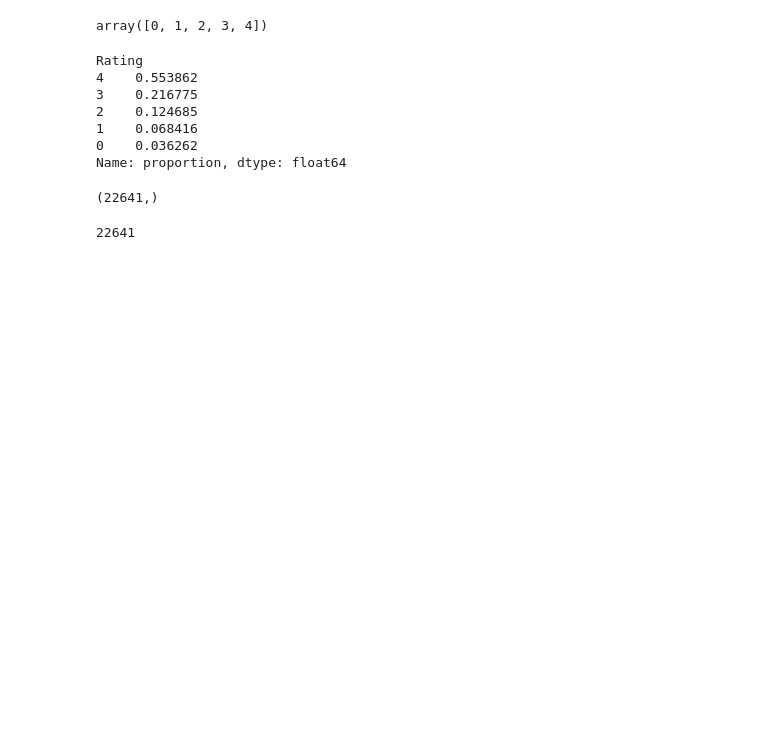
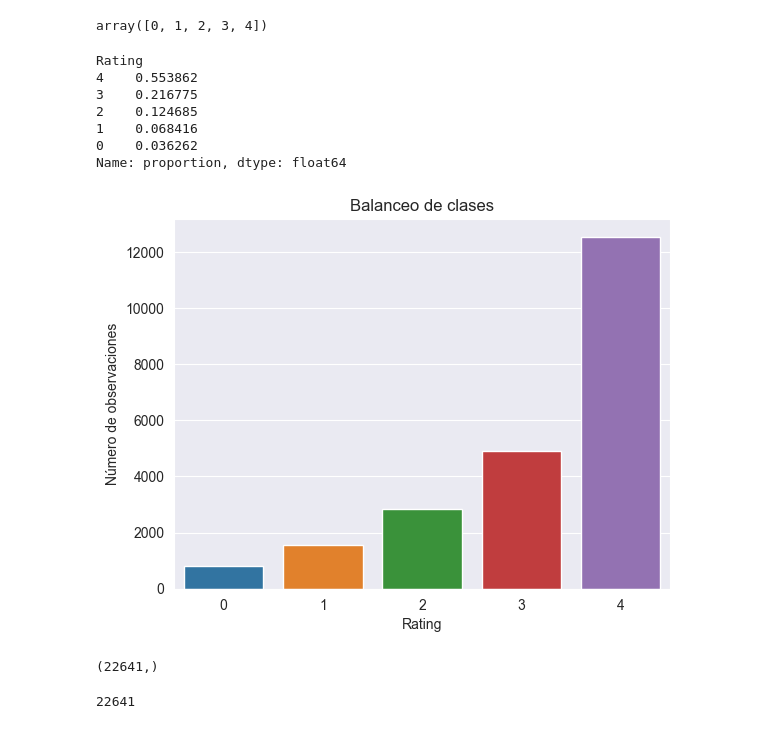
Before and after one commit to federico-tanzi/entrgas_procesamiento_lenguaje_natural, a Jupyter notebook: clase_5/5.ipynb, the cells around one changed output. Saved outputs shown, nothing was run; the diff lists cells and outputs as text; code cells hidden in the pictures; blank space fills up the shorter version.

```diff
--- a/clase_5/5.ipynb
+++ b/clase_5/5.ipynb
@@ -75,6 +79,14 @@ Rating
 1    0.068416
 0    0.036262
 Name: proportion, dtype: float64
+# %%
+sns.countplot(x='Rating', data=df_reviews)
+plt.title("Balanceo de clases")
+plt.xlabel("Rating")
+plt.ylabel("Número de observaciones");
+plt.show()
+# %% [output]
+[figure, added]
 # %%
 # Alumno: tomar la columna de las review y almacenarlo todo en un vector numpy de reviews
 rating_reviews = df_reviews['Review Text'].values
```
Also changed, not shown: parts of 6 cells of this notebook, 1 other file.
